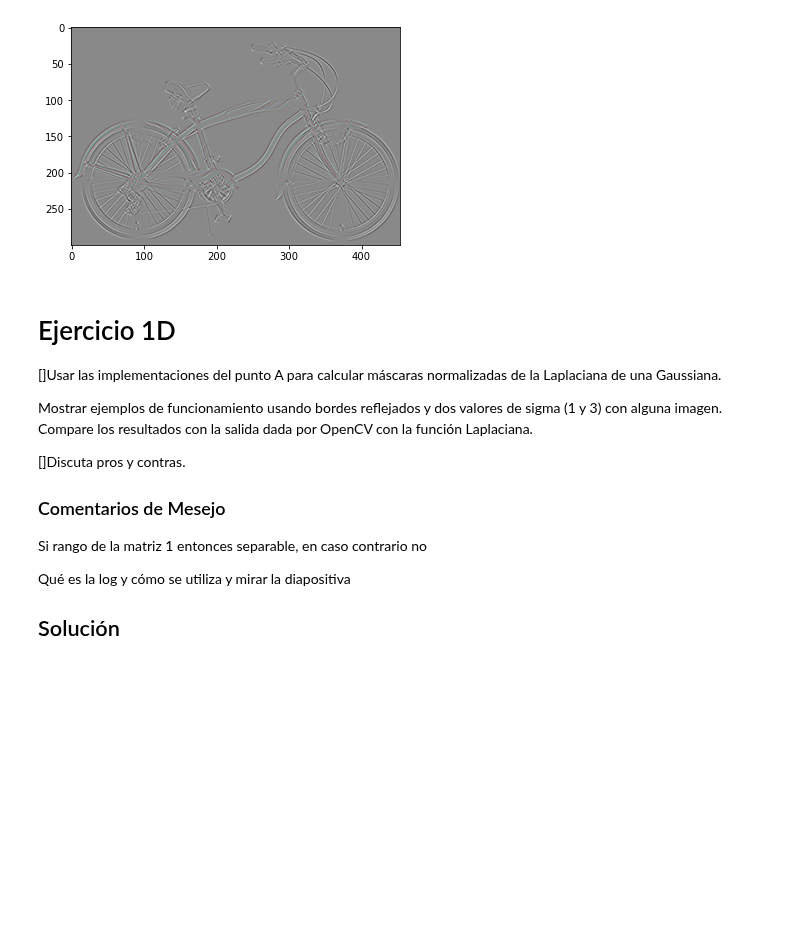
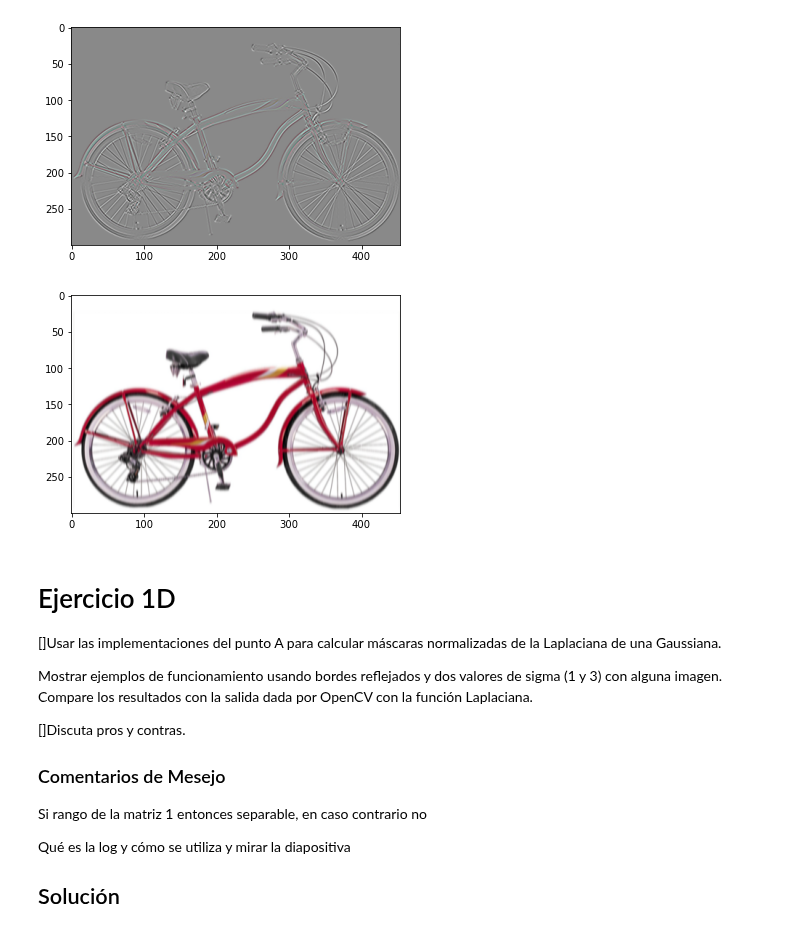
Before and after one commit to BlancaCC/Computer-vision, a Jupyter notebook: practica_1/practica_1.ipynb, the cells around one changed output. Saved outputs shown, nothing was run; the diff lists cells and outputs as text; code cells hidden in the pictures; blank space fills up the shorter version.

```diff
--- a/practica_1/practica_1.ipynb
+++ b/practica_1/practica_1.ipynb
@@ -548,6 +572,14 @@ Test 1, should give [-2]
 Test  ConvolveSeparableOneChannel
 [[-1]]
 [figure]
+# %%
+# 1C Gaussian Blur
+# Documentación: https://docs.opencv.org/4.5.3/dc/dd3/tutorial_gausian_median_blur_bilateral_filter.html
+
+dst = cv.GaussianBlur( img_bicycle, (1,9), 0)
+PrintOneImage(dst)
+# %% [output]
+[figure, added]
 # %% [markdown]
 # Ejercicio 1D
 
```
Also changed, not shown: parts of 8 cells of this notebook.
